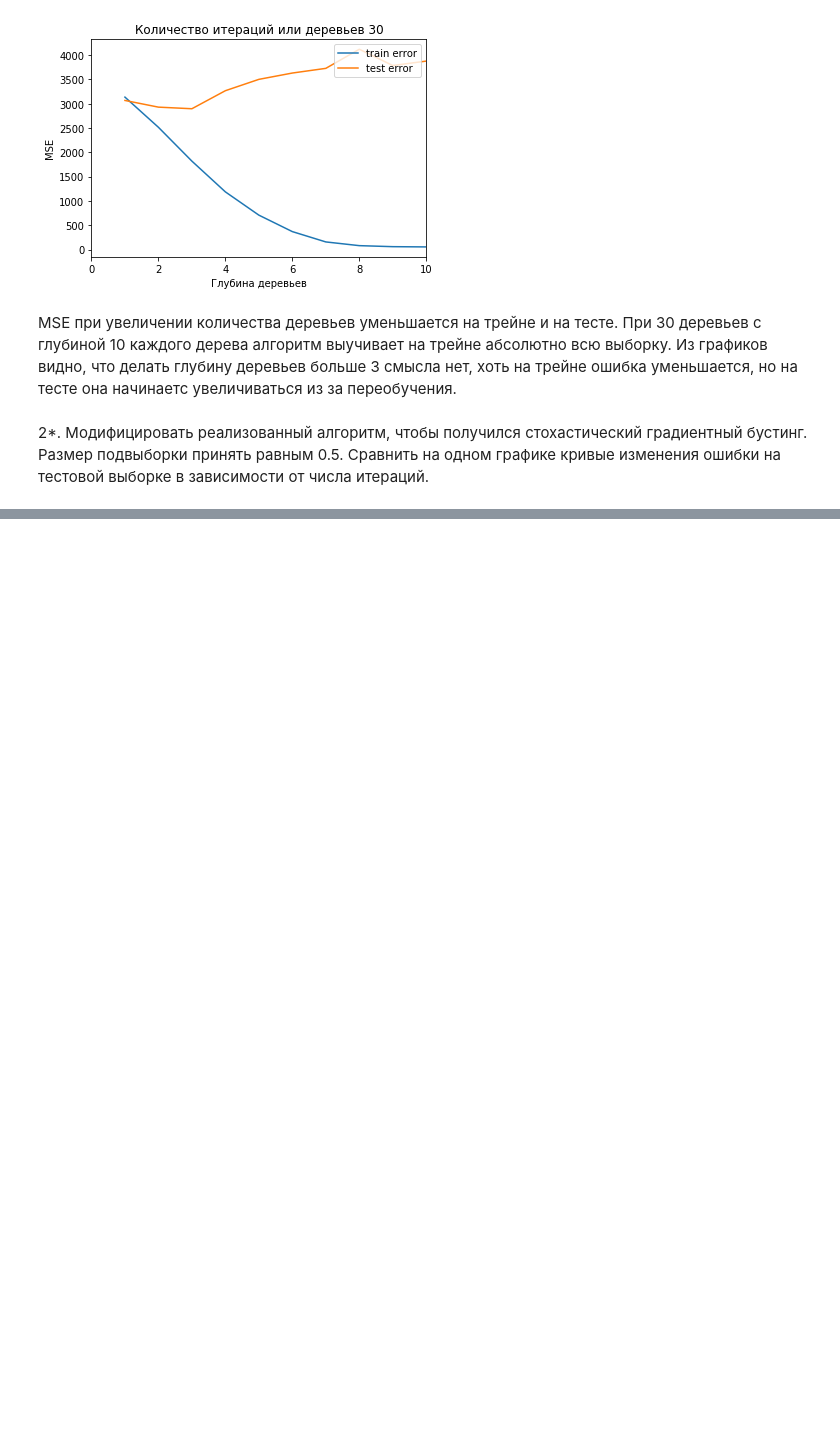
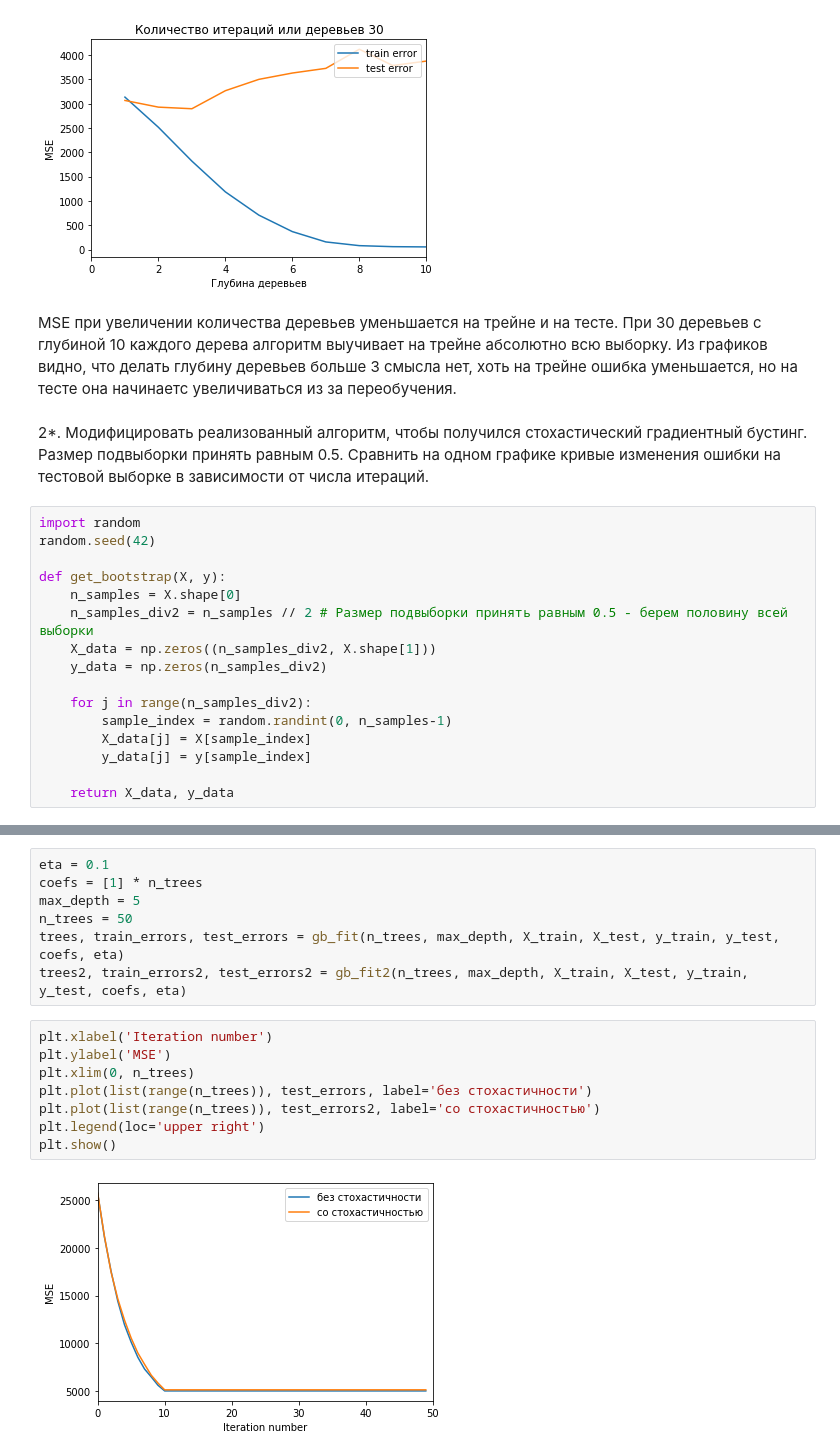
Before and after one commit to gulchitai/Data-Analysis, a Jupyter notebook: Lesson6/Lesson6_Sych.ipynb, the cells around one changed output, grey strips where cells are left out. Drawn from its saved outputs; the diff is of its cells as text; blank space fills up the shorter version.

```diff
--- a/Lesson6/Lesson6_Sych.ipynb
+++ b/Lesson6/Lesson6_Sych.ipynb
@@ -92,3 +92,19 @@ for n in range(10, n_trees+10,10):
 MSE при увеличении количества деревьев уменьшается на трейне и на тесте. При 30 деревьев с глубиной 10 каждого дерева алгоритм выучивает на трейне абсолютно всю выборку. Из графиков видно, что делать глубину деревьев больше 3 смысла нет, хоть на трейне ошибка уменьшается, но на тесте она начинаетс увеличиваться из за переобучения.
 # %% [markdown]
  2*. Модифицировать реализованный алгоритм, чтобы получился стохастический градиентный бустинг. Размер подвыборки принять равным 0.5. Сравнить на одном графике кривые изменения ошибки на тестовой выборке в зависимости от числа итераций.
+# %%
+import random
+random.seed(42)
+
+def get_bootstrap(X, y):
+    n_samples = X.shape[0]
+    n_samples_div2 = n_samples // 2 # Размер подвыборки принять равным 0.5 - берем половину всей выборки
+    X_data = np.zeros((n_samples_div2, X.shape[1]))
+    y_data = np.zeros(n_samples_div2)
+
+    for j in range(n_samples_div2):
+        sample_index = random.randint(0, n_samples-1)
+        X_data[j] = X[sample_index]
+        y_data[j] = y[sample_index]
+
+    return X_data, y_data
@@ -94,0 +152,17 @@ MSE при увеличении количества деревьев умень
+# %%
+eta = 0.1
+coefs = [1] * n_trees
+max_depth = 5
+n_trees = 50
+trees, train_errors, test_errors = gb_fit(n_trees, max_depth, X_train, X_test, y_train, y_test, coefs, eta)
+trees2, train_errors2, test_errors2 = gb_fit2(n_trees, max_depth, X_train, X_test, y_train, y_test, coefs, eta)
+# %%
+plt.xlabel('Iteration number')
+plt.ylabel('MSE')
+plt.xlim(0, n_trees)
+plt.plot(list(range(n_trees)), test_errors, label='без стохастичности')
+plt.plot(list(range(n_trees)), test_errors2, label='со стохастичностью')
+plt.legend(loc='upper right')
+plt.show()
+# %% [output]
+[figure, added]
```
Also changed, not shown: parts of 1 cell of this notebook.
